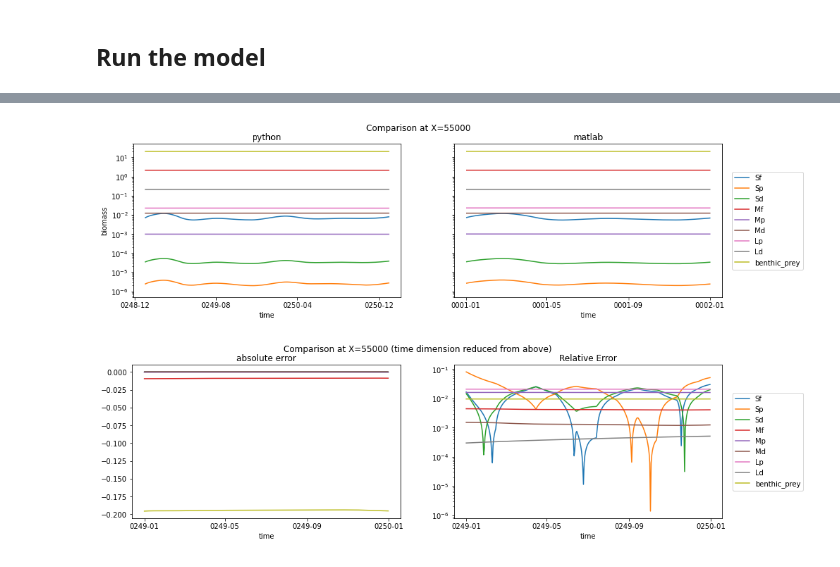
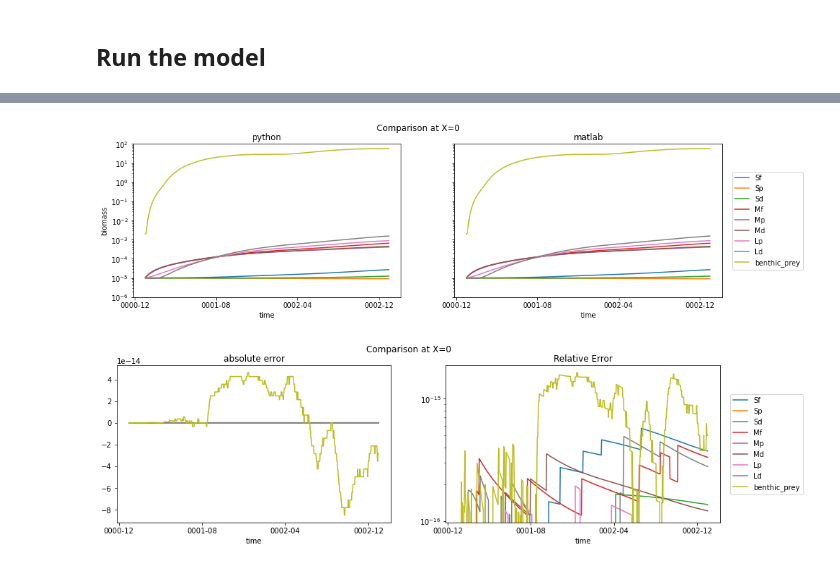
Before and after one commit to marbl-ecosys/feisty, a Jupyter notebook: docs/matlab-comparison.ipynb, the cells around one changed output, grey strips where cells are left out. Drawn from its saved outputs; the diff is of its cells as text; code cells hidden in the pictures.

```diff
--- a/docs/matlab-comparison.ipynb
+++ b/docs/matlab-comparison.ipynb
@@ -48,9 +51,9 @@ There are a few options on how to run:
 Note that both of the `FOSI` options run on the 85813 active ocean cells from the POP `gx1v7` grid.
 # %%
 # matlab_script = 'test_case'
-# matlab_script = 'test_locs3'
+matlab_script = 'test_locs3'
 # matlab_script = 'FOSI_spinup'
-matlab_script = 'FOSI_cesm'
+# matlab_script = 'FOSI_cesm'
 # %%
 # Configuration settings for the offline driver as well as output generated in this notebook
 driver_config = default_config()
@@ -67,9 +70,10 @@ driver_config['test_locs3']['make_err_plots'] = True
 driver_config['test_locs3']['plot_settings']['ylim'] = [1e-6, 100]
 
 driver_config['FOSI_spinup']['ignore_year_in_forcing'] = True
-driver_config['FOSI_cesm']['nyears'] = 2
+driver_config['FOSI_cesm']['nyears'] = 3
 driver_config['FOSI_spinup']['nyears'] = 100
 for matlab_script_loc in ['FOSI_cesm', 'FOSI_cesm_daily', 'FOSI_spinup']:
+    driver_config[matlab_script_loc]['num_chunks'] = 18
     driver_config[matlab_script_loc]['baseline'] = 'FOSI_cesm.nc'
     driver_config[matlab_script_loc]['baseline_compare'] = False
     if matlab_script_loc != 'FOSI_spinup':
@@ -161,15 +182,15 @@ if driver_config[matlab_script]['baseline_compare']:
 # %%
 if driver_config[matlab_script]['make_plots']:
-    if len(baselines_from_nc.time) > len(feisty_driver.ds.time):
-        isel_dict = {"time": range(len(feisty_driver.ds.time))}
+    if len(baselines_from_nc.time) > len(ds_out.time):
+        isel_dict = {"time": range(len(ds_out.time))}
         baselines_tmp = baselines_from_nc.isel(isel_dict).assign_coords(
-            {'group': feisty_driver.ds.group.data, 'time': feisty_driver.ds.time.data}
+            {'group': ds_out.group.data, 'time': ds_out.time.data}
         )
     else:
-        baselines_tmp = baselines_from_nc.assign_coords({'group': feisty_driver.ds.group.data})
+        baselines_tmp = baselines_from_nc.assign_coords({'group': ds_out.group.data})
     fig, axs = plt.subplots(1, 2, figsize=(15, 4))
-    for group in feisty_driver.ds.group.data:
-        feisty_driver.ds.biomass.sel(group=group).isel(
+    for group in ds_out.group.data:
+        ds_out.biomass.sel(group=group).isel(
             X=driver_config[matlab_script]['plot_settings']['X']
         ).plot(ax=axs[0])
         baselines_tmp.biomass.sel(group=group).isel(
@@ -182,39 +203,39 @@ if driver_config[matlab_script]['make_plots']:
     axs[1].set_title("matlab")
     axs[1].set_ylabel("")
     axs[1].set_yticklabels("")
-    plt.legend(feisty_driver.ds.group.data, bbox_to_anchor=(1.025, 0.5), loc=6)
+    plt.legend(ds_out.group.data, bbox_to_anchor=(1.025, 0.5), loc=6)
     fig.suptitle(f"Comparison at X={driver_config[matlab_script]['plot_settings']['X']}")
 # %% [output]
-[figure, old version]
+[figure, new version]
 # %%
 if driver_config[matlab_script]['make_err_plots']:
     fig, axs = plt.subplots(1, 2, figsize=(15, 4))
-    for group in feisty_driver.ds.group.data:
-        da1 = feisty_driver.ds.biomass.sel(group=group).isel(
+    for group in ds_out.group.data:
+        da1 = ds_out.biomass.sel(group=group).isel(
             X=driver_config[matlab_script]['plot_settings']['X']
         )
-        if len(baselines_from_nc.time) < len(feisty_driver.ds.time):
+        if len(baselines_from_nc.time) < len(ds_out.time):
             da1 = da1.isel({"time": range(len(baselines_from_nc.time))})
         da2 = (
             baselines_tmp.biomass.sel(group=group)
             .isel(X=driver_config[matlab_script]['plot_settings']['X'])
             .assign_coords({'time': da1.time.data})
         )
         (da1 - da2).plot(ax=axs[0])
         (np.abs(da1 - da2) / da2).plot(ax=axs[1])
     axs[0].set_title("absolute error")
     axs[0].set_ylabel("")
     axs[1].set_title("relative error")
     axs[1].set_ylabel("")
     axs[1].set_yscale("log")
-    plt.legend(feisty_driver.ds.group.data, bbox_to_anchor=(1.025, 0.5), loc=6)
+    plt.legend(ds_out.group.data, bbox_to_anchor=(1.025, 0.5), loc=6)
     plt.title("Relative Error")
     fig_suptitle = f"Comparison at X={driver_config[matlab_script]['plot_settings']['X']}"
-    if len(baselines_from_nc.time) < len(feisty_driver.ds.time):
+    if len(baselines_from_nc.time) < len(ds_out.time):
         fig_suptitle = f"{fig_suptitle} (time dimension reduced from above)"
     fig.suptitle(fig_suptitle)
 # %% [output]
-[figure, old version]
+[figure, new version]
 # %%
 if driver_config[matlab_script]['baseline_compare']:
     compare_nc(
```
Also changed, not shown: parts of 12 cells of this notebook, 9 other files.
